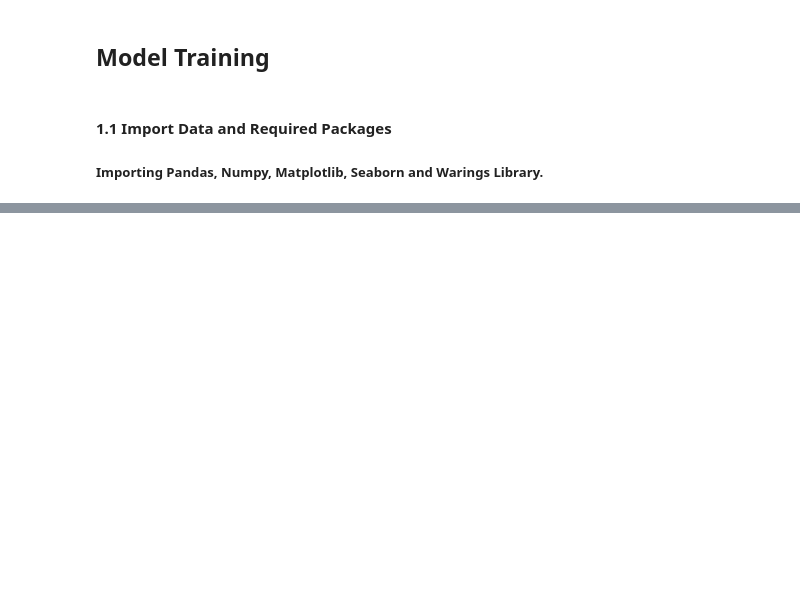
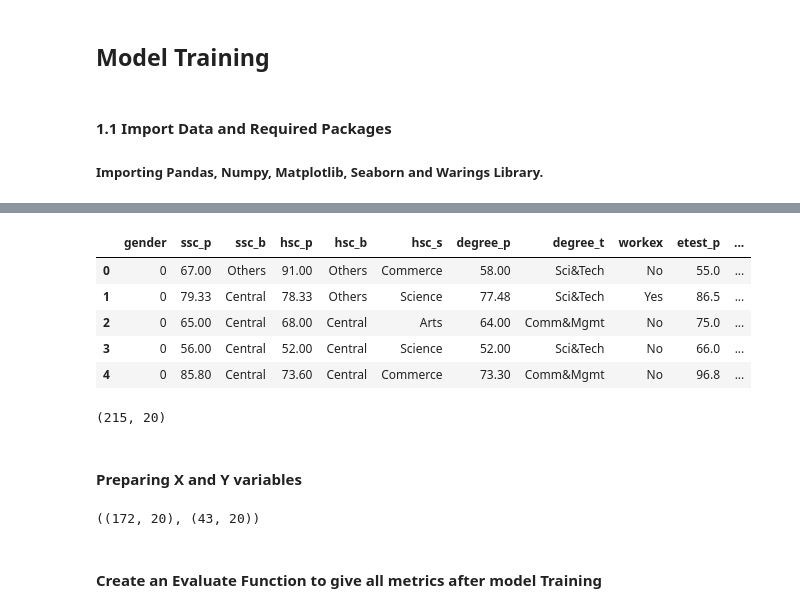
Before and after one commit to Aravind-SL/Campus_placement_prediction, a Jupyter notebook: Notebooks/Model_training.ipynb, the cells around one changed output, grey strips where cells are left out. Saved outputs shown, nothing was run; the diff lists cells and outputs as text; code cells hidden in the pictures; blank space fills up the shorter version.

```diff
--- a/Notebooks/Model_training.ipynb
+++ b/Notebooks/Model_training.ipynb
@@ -38,0 +48,9 @@ ModuleNotFoundError: No module named 'sklearn'
+# %%
+df.head()
+# %% [output]
+|  | gender | ssc_p | ssc_b | hsc_p | hsc_b | hsc_s | degree_p | degree_t | workex | etest_p | ... |
+| 0 | 0 | 67.00 | Others | 91.00 | Others | Commerce | 58.00 | Sci&Tech | No | 55.0 | ... |
+| 1 | 0 | 79.33 | Central | 78.33 | Others | Science | 77.48 | Sci&Tech | Yes | 86.5 | ... |
+| 2 | 0 | 65.00 | Central | 68.00 | Central | Arts | 64.00 | Comm&Mgmt | No | 75.0 | ... |
+| 3 | 0 | 56.00 | Central | 52.00 | Central | Science | 52.00 | Sci&Tech | No | 66.0 | ... |
+| 4 | 0 | 85.80 | Central | 73.60 | Central | Commerce | 73.30 | Comm&Mgmt | No | 96.8 | ... |
@@ -38,0 +79,15 @@ ModuleNotFoundError: No module named 'sklearn'
+# %%
+X.shape
+# %% [output]
+(215, 20)
+# %% [markdown]
+#### Preparing X and Y variables
+# %%
+# separate dataset into train and test
+from sklearn.model_selection import train_test_split
+X_train, X_test, y_train, y_test = train_test_split(X,y,test_size=0.2,random_state=42)
+X_train.shape, X_test.shape
+# %% [output]
+((172, 20), (43, 20))
+# %% [markdown]
+#### Create an Evaluate Function to give all metrics after model Training
```
Also changed, not shown: parts of 22 cells of this notebook, 4 other files.
